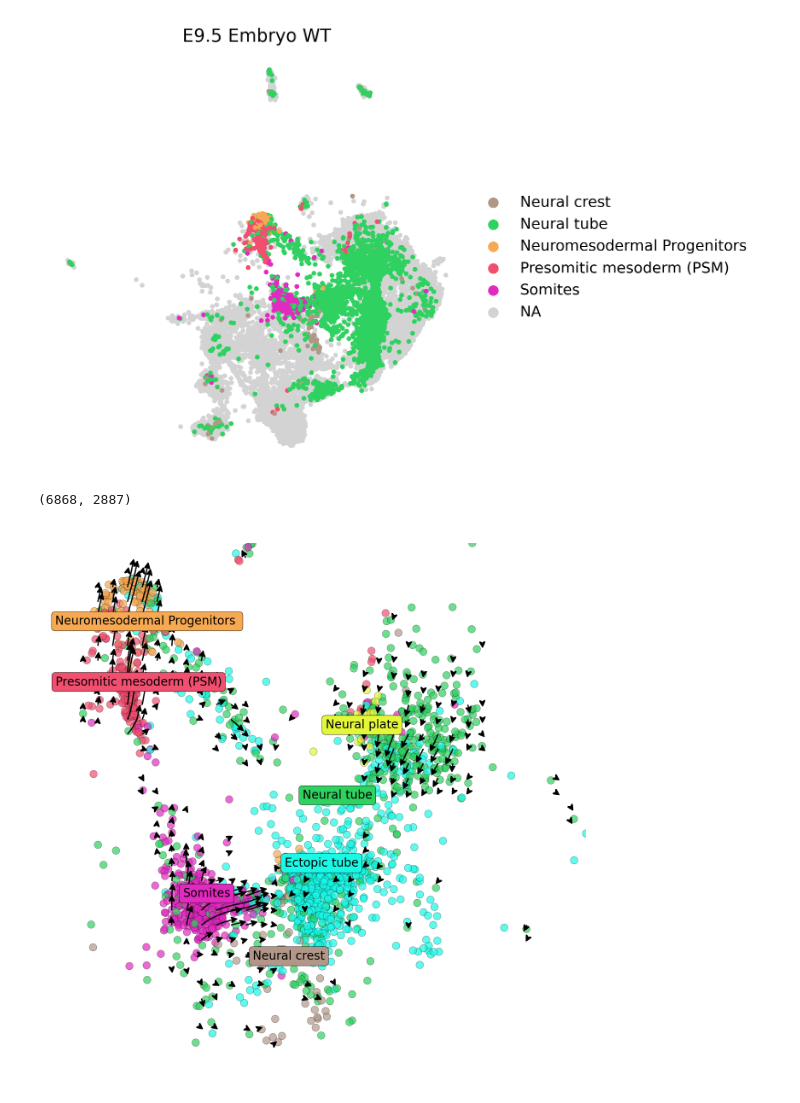
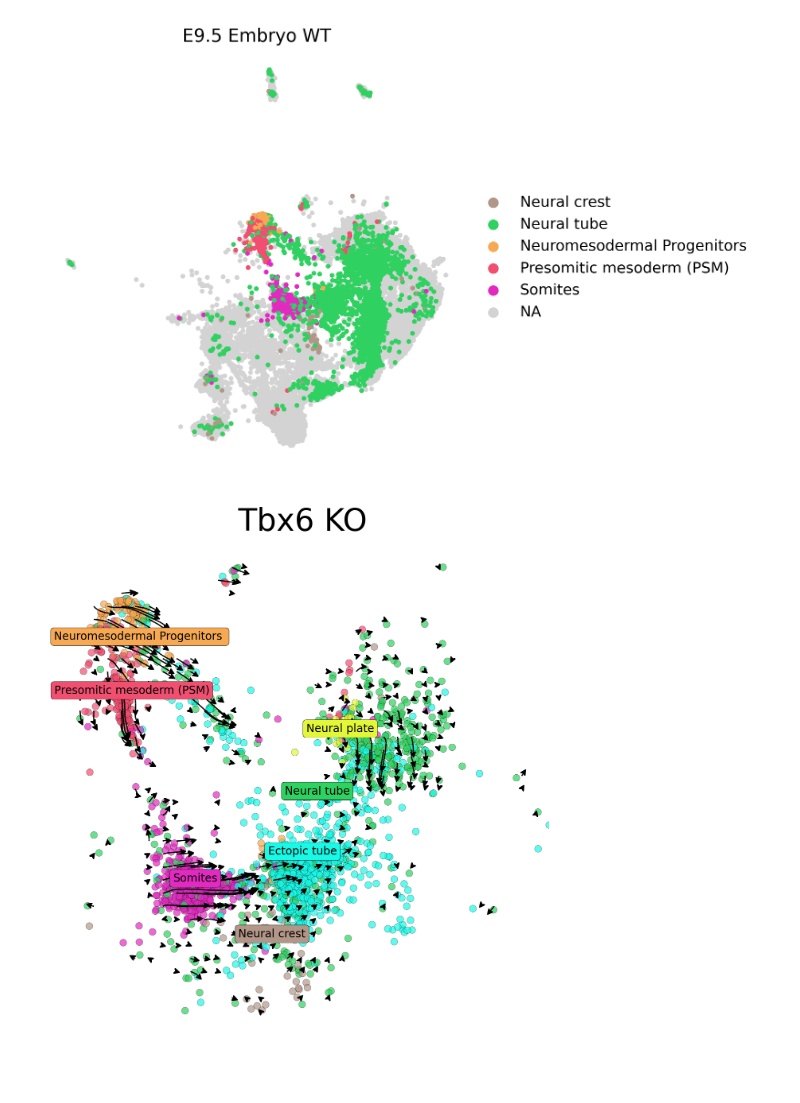
Before and after one commit to jishnu-lab/SpaceTravLR, a Jupyter notebook: manuscript/mouse_embryo_slideseq/figures.ipynb, the cells around one changed output. Cells and saved outputs as stored; diff of their text form; code cells hidden in the pictures.

```diff
--- a/manuscript/mouse_embryo_slideseq/figures.ipynb
+++ b/manuscript/mouse_embryo_slideseq/figures.ipynb
@@ -105,13 +100,26 @@ ko.obs['cell_type'] = ko.obs[['seurat_clusters']].replace(
 )
 ko.obs['cell_type'].value_counts()
 
-adata = sc.read_h5ad('/Users/koush/Desktop/training_data/mouse_brain_wt_slideseq.h5ad')
+adata = sc.read_h5ad('/Volumes/SSD/training_data/mouse_brain_wt_slideseq.h5ad')
 adata.X = adata.layers['imputed_count'].copy()
-# dfko = pd.read_parquet('/Users/koush/Downloads/old_Tbx6_4n_0x.parquet')
-dfko = pd.read_parquet('/Users/koush/Downloads/Sox2_4n_maxx.parquet')
-
+dfko = pd.read_parquet('/Volumes/SSD/genome_screens/mouse_embryo/Tbx6_4n_0x.parquet')
 adata = adata[dfko.index]
 adata = adata.concatenate(ko)
-adata.shape
+
+del adata.uns
+xy = xy_from_adata(adata)
+og_obs = adata.obs.copy()
+dfko = pd.concat([dfko, ko.to_df()], axis=0).dropna(axis=1)
+adata.obs.index = dfko.index
+adata.layers['imputed_count'] = adata.X.toarray()
+adata = adata[adata.obs.cell_type.isin(color_dict.keys())]
+
+umap_coords = adata.obsm['X_umap']
+dfko = dfko.loc[pd.DataFrame(umap_coords, columns=['UMAP1', 'UMAP2'], index=adata.obs_names).query(
+    'UMAP1 > -3 and UMAP2 > -2 and UMAP2 < 9').index]
+
+sc.pp.neighbors(adata, n_neighbors=200)
+sc.tl.leiden(adata, resolution=0.2)
+
+adata.obs.loc[(adata.obs['leiden'] == '0') & (adata.obs['cell_type'] == 'Neural tube'), 'cell_type_2'] = 'Ectopic tube'
+adata.obs.loc[~((adata.obs['leiden'] == '0') & (adata.obs['cell_type'] == 'Neural tube')), 'cell_type_2'] = adata.obs['cell_type']
-# %% [output]
-(6868, 2887)
@@ -150,38 +136,39 @@ embryo.init_cartography(adata[adata.obs_names.isin(dfko.index)],
 # %%
 # perturbed_df = pd.read_parquet('/Users/koush/Downloads/Tbx6_4n_0x.parquet')
 
 grid_points, vector_field = embryo.plot_arrows(
     perturb_target='',
     perturbed_df=dfko,
     mode='0',
     hue='cell_type_2',
     curve=True,
     vector_scale=1,
-    grid_scale=1,
-    n_neighbors=300,
-    scale=10,
+    grid_scale=1.25,
+    n_neighbors=450,
+    scale=20,
     grains=35,
     figsize=(4, 4),
     dpi=200,
     alpha=0.7,
     scatter_size=10,
     legend_fontsize=5,
     # rename={},
     grey_out=False,
     limit_clusters=True,
     highlight_clusters=[
         # 'Ectopic tube',
         'Neural tube',
         'Somites',
         'Presomitic mesoderm (PSM)',
         'Neuromesodermal Progenitors ',
         'Neural crest',
     ]
 )
-# plt.savefig(
-#     './figures/Tbx6_ko.svg',
-#     **savefig_params
-# )
+plt.title('Tbx6 KO', fontsize=14)
+plt.savefig(
+    './figures/Tbx6_ko.svg',
+    **savefig_params
+)
 plt.show()
 # %% [output]
-[figure, old version]
+[figure, new version]
```
Also changed, not shown: parts of 12 cells of this notebook, 4 other files.
